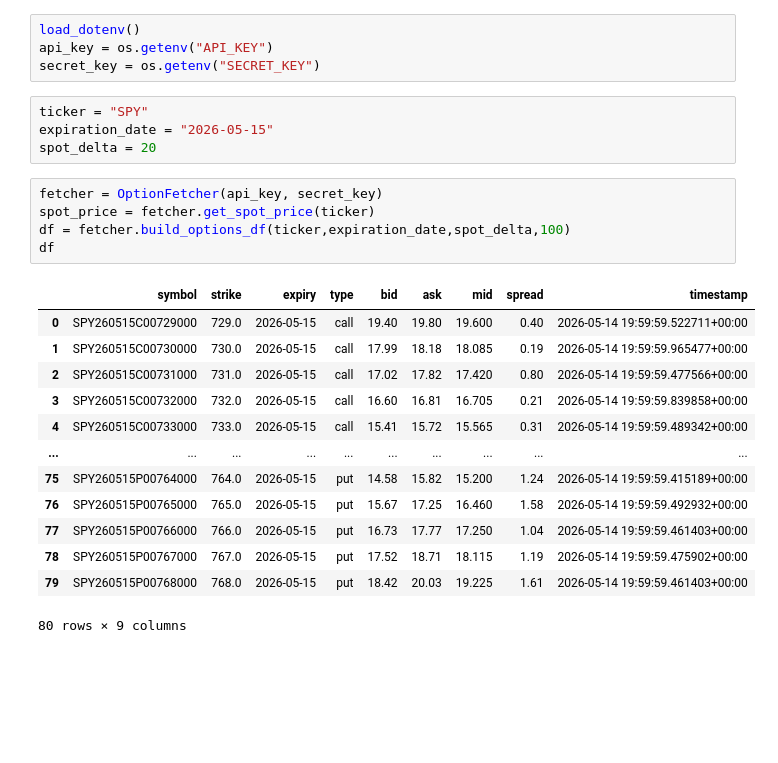
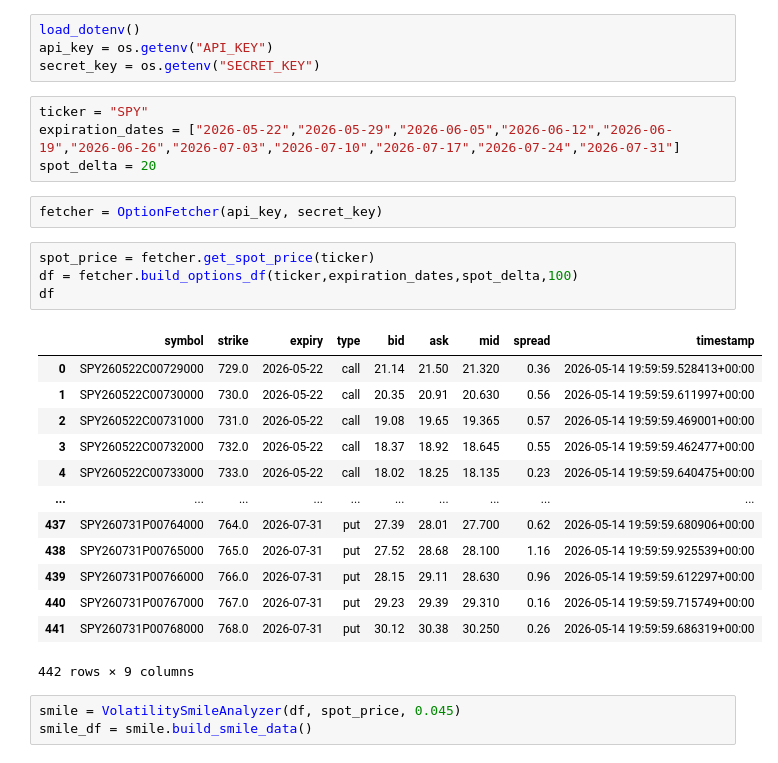
Before and after one commit to etiennevzn/VolatilitySmileAnalyzer, a Jupyter notebook: test.ipynb, the cells around one changed output. Cells and saved outputs as stored; diff of their text form; blank space fills up the shorter version.

```diff
--- a/test.ipynb
+++ b/test.ipynb
@@ -22,24 +22,28 @@ api_key = os.getenv("API_KEY")
 secret_key = os.getenv("SECRET_KEY")
 # %%
 ticker = "SPY"
-expiration_date = "2026-05-15"
+expiration_dates = ["2026-05-22","2026-05-29","2026-06-05","2026-06-12","2026-06-19","2026-06-26","2026-07-03","2026-07-10","2026-07-17","2026-07-24","2026-07-31"]
 spot_delta = 20
 # %%
 fetcher = OptionFetcher(api_key, secret_key)
-spot_price = fetcher.get_spot_price(ticker)
-df = fetcher.build_options_df(ticker,expiration_date,spot_delta,100)
-df
-# %% [output]
-|  | symbol | strike | expiry | type | bid | ask | mid | spread | timestamp |
-| 0 | SPY260515C00729000 | 729.0 | 2026-05-15 | call | 19.40 | 19.80 | 19.600 | 0.40 | 2026-05-14 19:59:59.522711+00:00 |
-| 1 | SPY260515C00730000 | 730.0 | 2026-05-15 | call | 17.99 | 18.18 | 18.085 | 0.19 | 2026-05-14 19:59:59.965477+00:00 |
-| 2 | SPY260515C00731000 | 731.0 | 2026-05-15 | call | 17.02 | 17.82 | 17.420 | 0.80 | 2026-05-14 19:59:59.477566+00:00 |
-| 3 | SPY260515C00732000 | 732.0 | 2026-05-15 | call | 16.60 | 16.81 | 16.705 | 0.21 | 2026-05-14 19:59:59.839858+00:00 |
-| 4 | SPY260515C00733000 | 733.0 | 2026-05-15 | call | 15.41 | 15.72 | 15.565 | 0.31 | 2026-05-14 19:59:59.489342+00:00 |
-| ... | ... | ... | ... | ... | ... | ... | ... | ... | ... |
-| 75 | SPY260515P00764000 | 764.0 | 2026-05-15 | put | 14.58 | 15.82 | 15.200 | 1.24 | 2026-05-14 19:59:59.415189+00:00 |
-| 76 | SPY260515P00765000 | 765.0 | 2026-05-15 | put | 15.67 | 17.25 | 16.460 | 1.58 | 2026-05-14 19:59:59.492932+00:00 |
-| 77 | SPY260515P00766000 | 766.0 | 2026-05-15 | put | 16.73 | 17.77 | 17.250 | 1.04 | 2026-05-14 19:59:59.461403+00:00 |
-| 78 | SPY260515P00767000 | 767.0 | 2026-05-15 | put | 17.52 | 18.71 | 18.115 | 1.19 | 2026-05-14 19:59:59.475902+00:00 |
-| 79 | SPY260515P00768000 | 768.0 | 2026-05-15 | put | 18.42 | 20.03 | 19.225 | 1.61 | 2026-05-14 19:59:59.461403+00:00 |
-80 rows × 9 columns
+# %%
+spot_price = fetcher.get_spot_price(ticker)
+df = fetcher.build_options_df(ticker,expiration_dates,spot_delta,100)
+df
+# %% [output]
+|  | symbol | strike | expiry | type | bid | ask | mid | spread | timestamp |
+| 0 | SPY260522C00729000 | 729.0 | 2026-05-22 | call | 21.14 | 21.50 | 21.320 | 0.36 | 2026-05-14 19:59:59.528413+00:00 |
+| 1 | SPY260522C00730000 | 730.0 | 2026-05-22 | call | 20.35 | 20.91 | 20.630 | 0.56 | 2026-05-14 19:59:59.611997+00:00 |
+| 2 | SPY260522C00731000 | 731.0 | 2026-05-22 | call | 19.08 | 19.65 | 19.365 | 0.57 | 2026-05-14 19:59:59.469001+00:00 |
+| 3 | SPY260522C00732000 | 732.0 | 2026-05-22 | call | 18.37 | 18.92 | 18.645 | 0.55 | 2026-05-14 19:59:59.462477+00:00 |
+| 4 | SPY260522C00733000 | 733.0 | 2026-05-22 | call | 18.02 | 18.25 | 18.135 | 0.23 | 2026-05-14 19:59:59.640475+00:00 |
+| ... | ... | ... | ... | ... | ... | ... | ... | ... | ... |
+| 437 | SPY260731P00764000 | 764.0 | 2026-07-31 | put | 27.39 | 28.01 | 27.700 | 0.62 | 2026-05-14 19:59:59.680906+00:00 |
+| 438 | SPY260731P00765000 | 765.0 | 2026-07-31 | put | 27.52 | 28.68 | 28.100 | 1.16 | 2026-05-14 19:59:59.925539+00:00 |
+| 439 | SPY260731P00766000 | 766.0 | 2026-07-31 | put | 28.15 | 29.11 | 28.630 | 0.96 | 2026-05-14 19:59:59.612297+00:00 |
+| 440 | SPY260731P00767000 | 767.0 | 2026-07-31 | put | 29.23 | 29.39 | 29.310 | 0.16 | 2026-05-14 19:59:59.715749+00:00 |
+| 441 | SPY260731P00768000 | 768.0 | 2026-07-31 | put | 30.12 | 30.38 | 30.250 | 0.26 | 2026-05-14 19:59:59.686319+00:00 |
+442 rows × 9 columns
+# %%
+smile = VolatilitySmileAnalyzer(df, spot_price, 0.045)
+smile_df = smile.build_smile_data()
```
Also changed, not shown: parts of 6 cells of this notebook, 3 other files.
